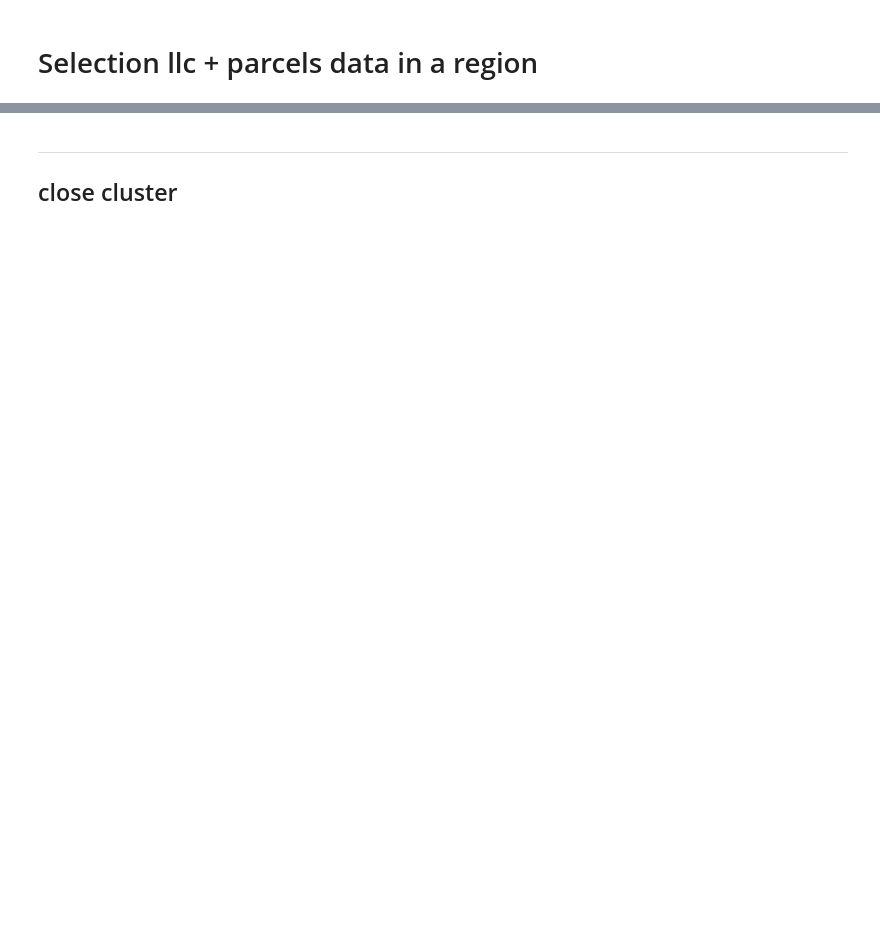
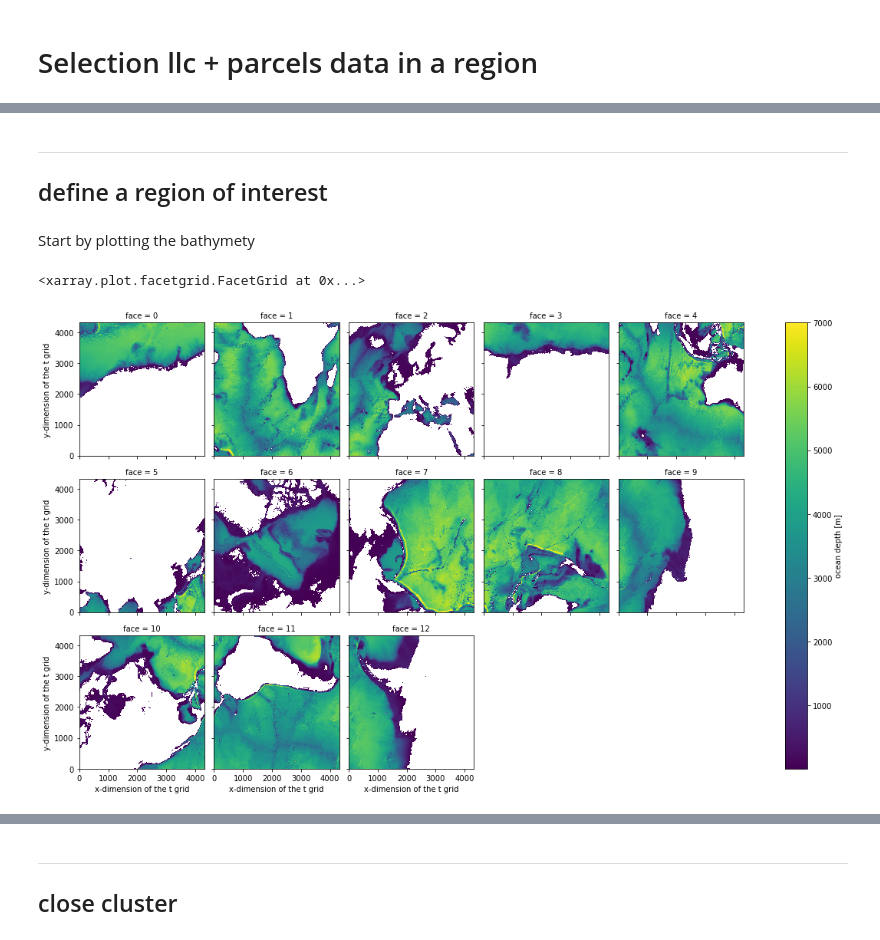
Before and after one commit to apatlpo/mit_equinox, a Jupyter notebook: calval/regional_selection.ipynb, the cells around one changed output, grey strips where cells are left out. Saved outputs shown, nothing was run; the diff lists cells and outputs as text; code cells hidden in the pictures; blank space fills up the shorter version.

Commit message:
update regional zoom for calval

```diff
--- a/calval/regional_selection.ipynb
+++ b/calval/regional_selection.ipynb
@@ -40,3 +32,21 @@ else:
     cluster = LocalCluster()
     client = Client(cluster)
     client
+# %% [markdown]
+---
+
+## define a region of interest
+# %%
+grd = ut.load_grd()
+# %% [markdown]
+Start by plotting the bathymety
+# %%
+depth = grd.Depth.isel(i=slice(0,None,4), j=slice(0,None,4))
+depth = depth.where(depth>0)
+
+(depth
+ .plot(col='face', col_wrap=5)
+)
+# %% [output]
+<xarray.plot.facetgrid.FacetGrid at 0x...>
+[figure, added]
```
Also changed, not shown: parts of 27 cells of this notebook, 9 other files.
